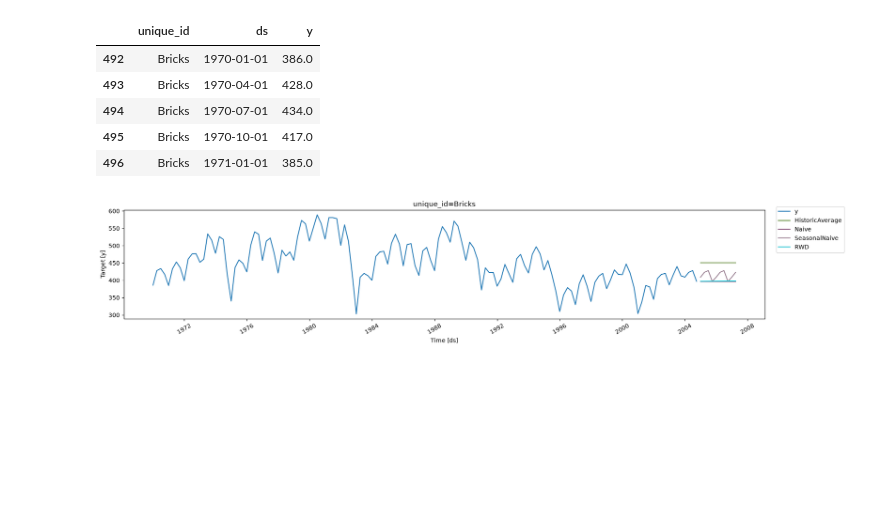
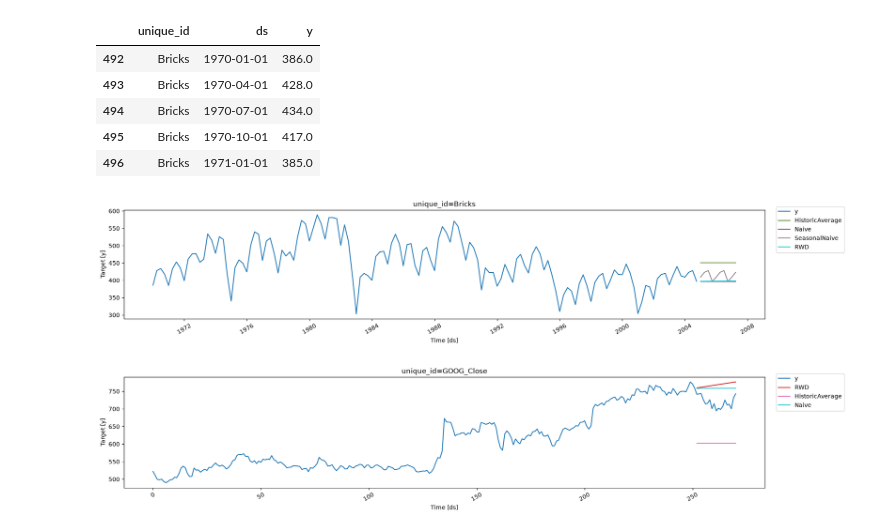
Before and after one commit to DinithBJayalath/ms-time-series, a Jupyter notebook: fpp-book/forecasting.ipynb, the cells around one changed output. Drawn from its saved outputs; the diff is of its cells as text; code cells hidden in the pictures; blank space fills up the shorter version.

```diff
--- a/fpp-book/forecasting.ipynb
+++ b/fpp-book/forecasting.ipynb
@@ -116,3 +116,29 @@ predictions = sf.predict(h=10)
 plot_series(bricks_df, predictions)
 # %% [output]
 [figure]
+# %%
+plt.rcParams["figure.figsize"] = (7, 4)
+goog_df = (
+  pd.read_csv("../data/fppp/gafa_stock.csv", parse_dates=["ds"])
+  .loc[lambda x: (
+    (x["unique_id"] == "GOOG_Close") & x["ds"].between("2015", "2016-01-31")
+  )]
+)
+train = goog_df.loc[lambda x: x["ds"].dt.year == 2015].copy()
+test = goog_df.loc[lambda x: x["ds"].dt.year == 2016].copy()
+
+# Re-index based on trading days
+train["ds"] = np.arange(len(train))
+test["ds"] = len(train) + np.arange(len(test))
+
+avg_method = HistoricAverage()
+naive_method = Naive()
+drift_method = RandomWalkWithDrift()
+sf = StatsForecast(freq=1,
+    models=[drift_method, avg_method, naive_method])
+sf.fit(train)
+
+fcasts = sf.predict(h=len(test)).assign(y=test["y"].to_numpy())
+plot_series(train, fcasts)
+# %% [output]
+[figure, added]
```
Also changed, not shown: parts of 3 cells of this notebook.
